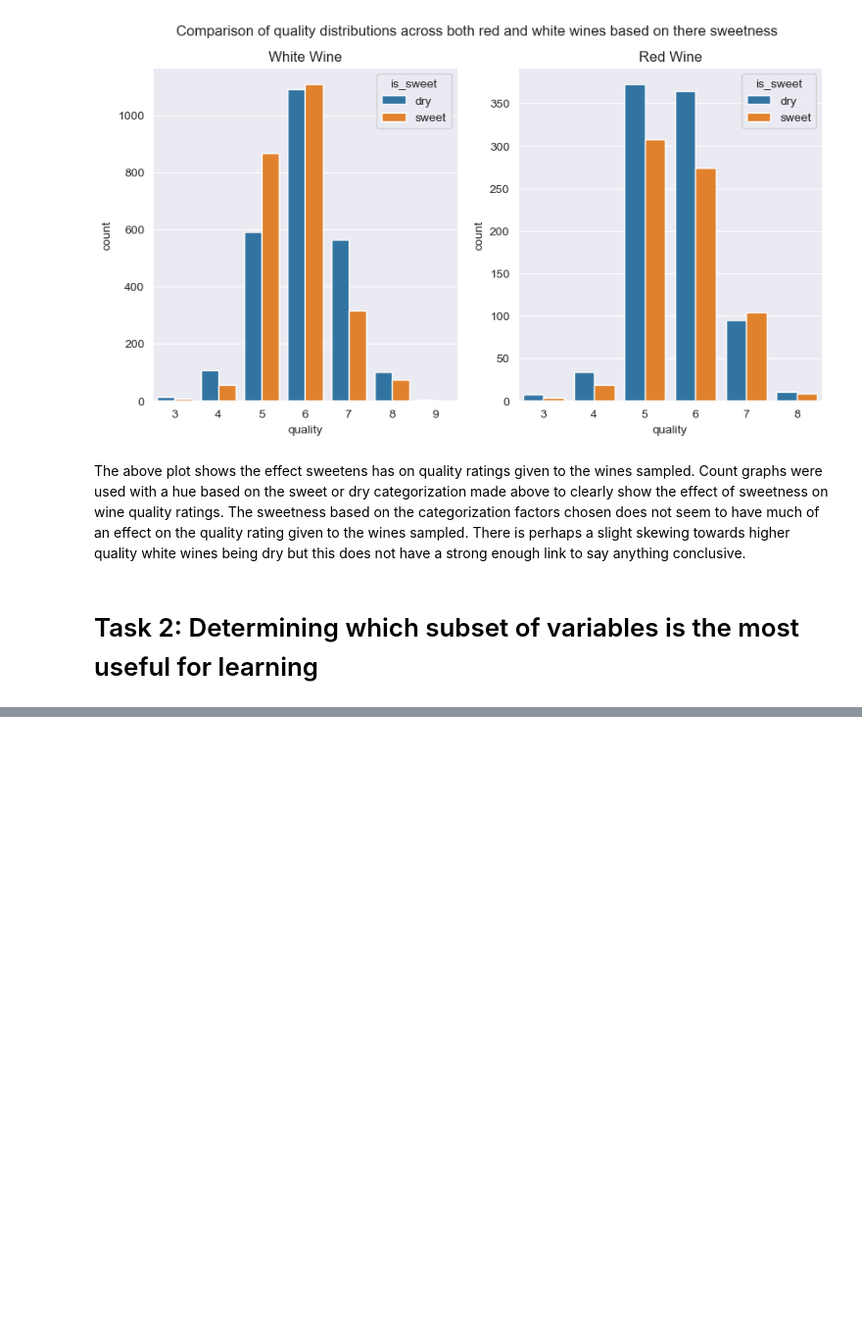
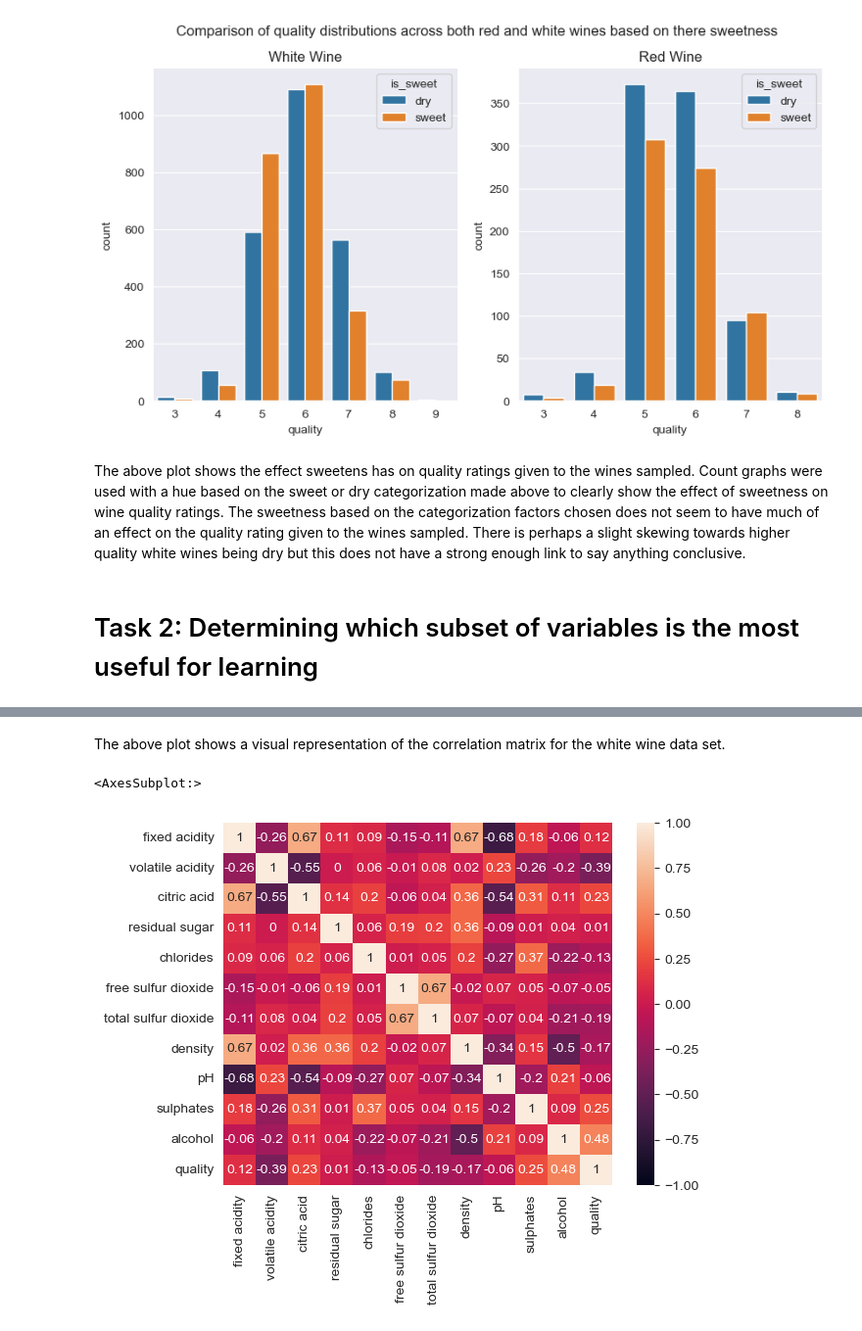
Before and after one commit to craig-lilley/Wine_Project, a Jupyter notebook: Wine Project/wineproject.ipynb, the cells around one changed output, grey strips where cells are left out. Shown at 98% size. Cells and saved outputs as stored; diff of their text form; code cells hidden in the pictures; blank space fills up the shorter version.

```diff
--- a/Wine Project/wineproject.ipynb
+++ b/Wine Project/wineproject.ipynb
@@ -225,0 +233,7 @@ The above plot shows the effect sweetens has on quality ratings given to the win
+# %% [markdown]
+The above plot shows a visual representation of the correlation matrix for the white wine data set.
+# %%
+sns.heatmap(white_dataset.corr().round(2), annot=True,vmin=-1, vmax=1)
+# %% [output]
+<AxesSubplot:>
+[figure, added]
```
Also changed, not shown: parts of 2 cells of this notebook.
